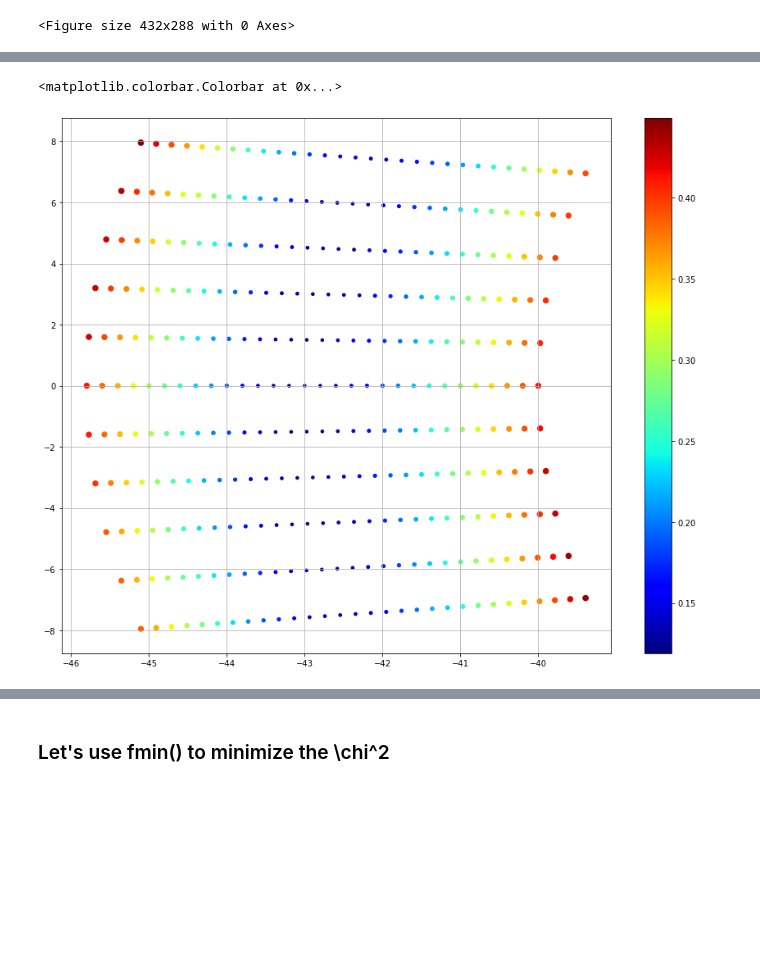
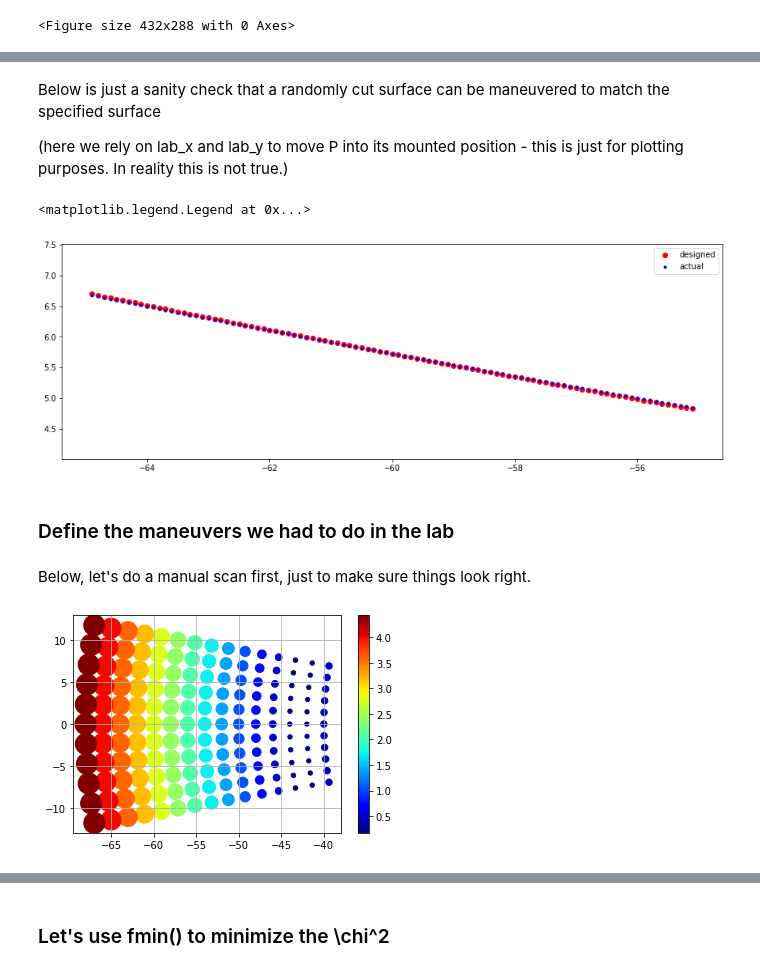
Before and after one commit to bxin/gmtScratchBook, a Jupyter notebook: OAP_cut.ipynb, the cells around one changed output, grey strips where cells are left out. Drawn from its saved outputs; the diff is of its cells as text; code cells hidden in the pictures; blank space fills up the shorter version.

```diff
--- a/OAP_cut.ipynb
+++ b/OAP_cut.ipynb
@@ -58,6 +45,6 @@ yVec = np.linspace(map_min, map_max, nPixel+1)
 [x, y] = np.meshgrid(xVec, yVec)
 
 r2 = (x**2+y**2)
-z= -1/oapR*r2
+z= 1/oapR*r2
 z[r2>map_max**2] = np.nan
 # %%
@@ -67,0 +57,6 @@ z[r2>map_max**2] = np.nan
+# %%
+idx = y==0
+fig, ax = plt.subplots(1,1, figsize=(5,5))
+plt.plot(x[idx],z[idx])
+#plt.plot(0,oapR,'o')
+plt.axis('equal')
@@ -89,0 +104,22 @@ def cutout(offset, clocking, x, y, z, oapBeamD, lab_x, lab_y, lab_h, lab_v, lab_
+# %% [markdown]
+Below is just a sanity check that a randomly cut surface can be maneuvered to match the specified surface
+
+(here we rely on lab_x and lab_y to move P into its mounted position - this is just for plotting purposes. In reality this is not true.)
+# %%
+offsetx, offsety, xcutout, ycutout, zcutout0 = cutout(offset0, clocking0, x, y, z, oapBeamD,0,0,0,0,0)
+offsetx, offsety, xcutout1, ycutout1, zcutout1 = cutout(20, 180, x, y, z, oapBeamD,-40,0,7,0,10.)
+# %%
+idx = ycutout==0
+fig, ax = plt.subplots(1,1, figsize=(15,5))
+plt.plot(xcutout[idx],zcutout0[idx],'ro', label='designed')
+#plt.plot(0,oapR,'o')
+plt.axis('equal')
+
+idx = ycutout1 ==0
+plt.plot(xcutout1[idx], zcutout1[idx],'b.', label='actual');
+plt.legend()
+# %% [output]
+<matplotlib.legend.Legend at 0x...>
+[figure, added]
+# %% [markdown]
+### Define the maneuvers we had to do in the lab
@@ -90,12 +150,14 @@ def cutout(offset, clocking, x, y, z, oapBeamD, lab_x, lab_y, lab_h, lab_v, lab_
+# %% [markdown]
+Below, let's do a manual scan first, just to make sure things look right.
 # %%
-offsetx, offsety, xcutout, ycutout, zcutout0 = cutout(offset0, clocking0, x, y, z, oapBeamD,0,0,0,0,0)
+offsetx0, offsety0, xcutout0, ycutout0, zcutout0 = cutout(offset0, clocking0, x, y, z, oapBeamD,0,0,0,0,0)
 plt_min = np.min(np.abs(zcutout0))
 plt_max = np.max(np.abs(zcutout0))
 #plt.scatter(xcutout, ycutout, np.abs(zcutout0), np.abs(zcutout0), vmin=plt_min, vmax=plt_max)
 #plt.colorbar()
 
 #print(zcutout0[1000])
-offsetArray = np.arange(40,46,0.2)
+offsetArray = np.arange(40,70,2)
 clockingArray = np.arange(170, 190.1, 2)
 offsetxArray = np.zeros(len(offsetArray)*len(clockingArray))
 offsetyArray = np.zeros(len(offsetArray)*len(clockingArray))
@@ -104,23 +166,37 @@ i = 0
 #fig, ax = plt.subplots(1,10, figsize=(20,2))
 for offset in offsetArray:
     for clocking in clockingArray:
-        offsetx, offsety, xcutout, ycutout, zcutout = cutout(offset, clocking, x, y, z, oapBeamD, lab_x, lab_y, lab_h, lab_v, lab_z)
+        #we do not care about x and y, therefore there is no good way to interpolate over subpixels
+        #let's regenerate the pixel grid, so that zcutout and zcutout0 have the same number of pixels,
+        #.  then we can subtract directly
+        offsetx = offset*np.cos(np.radians(clocking))
+        offsety = offset*np.sin(np.radians(clocking))
+        x1 = x + np.mod(offsetx, pixelSize)
+        y1 = y + np.mod(offsety, pixelSize)
+
+        r2 = (x1**2+y1**2)
+        z= 1/oapR*r2
+        z[r2>map_max**2] = np.nan
+
+        offsetx, offsety, xcutout, ycutout, zcutout = cutout(
+            offset, clocking, x1, y1, z, oapBeamD, lab_x, lab_y, lab_h, lab_v, lab_z)
+
         offsetxArray[i] = offsetx
         offsetyArray[i] = offsety
+        #f = interpolate.interp2d(xcutout, ycutout, zcutout, kind='linear')
         rmsArray[i] = np.sqrt(np.mean((zcutout - zcutout0)**2))
         i+=1
         #if i<5:
         #    print(xcutout[-1], zcutout[-1], zcutout0[-1], rmsArray[i-1])
-        # ax[i-1].scatter(xcutout, ycutout, np.abs(zcutout), np.abs(zcutout), vmin=plt_min, vmax=plt_max)
+        #ax[i-1].scatter(xcutout, ycutout, np.abs(zcutout), np.abs(zcutout), vmin=plt_min, vmax=plt_max)
         #print('%5.1f, %5.1f %.3f'%(offsetx, offsety, np.std(zcutout - zcutout0)))
 # %%
-fig, ax = plt.subplots(1,1, figsize=(15,12))
+#fig, ax = plt.subplots(1,1, figsize=(15,12))
 plt.scatter(offsetxArray, offsetyArray, rmsArray*100, rmsArray)
 plt.grid()
-plt.colorbar()
+plt.colorbar();
 # %% [output]
-<matplotlib.colorbar.Colorbar at 0x...>
-[figure, old version]
+[figure, new version]
 # %%
 np.min(rmsArray)
 # %% [output]
```
Also changed, not shown: parts of 27 cells of this notebook, 1 other file.
